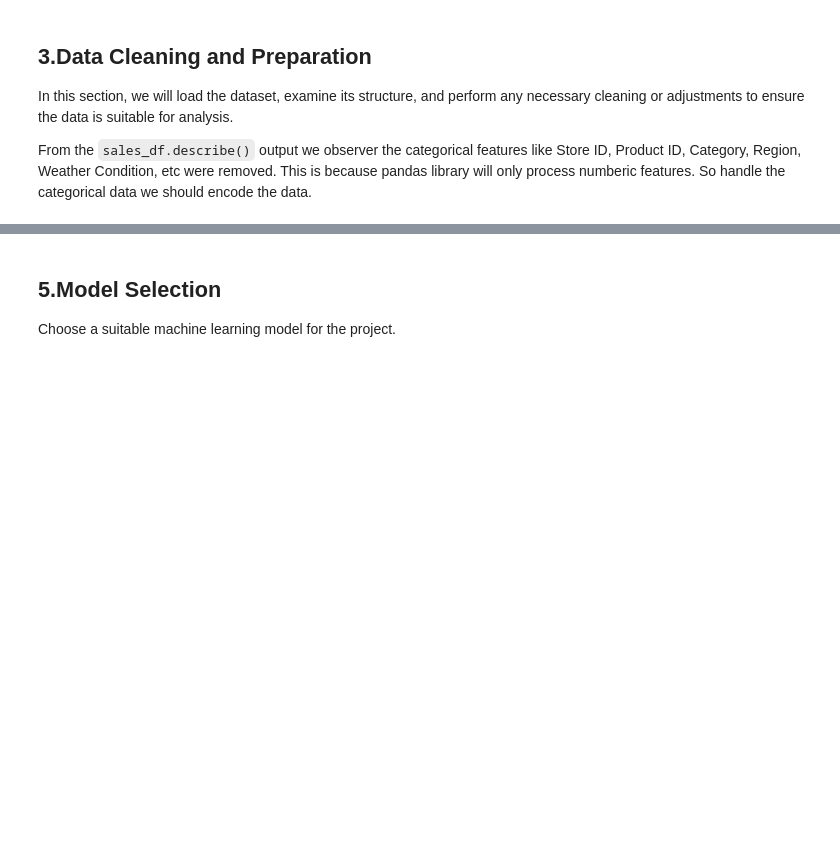
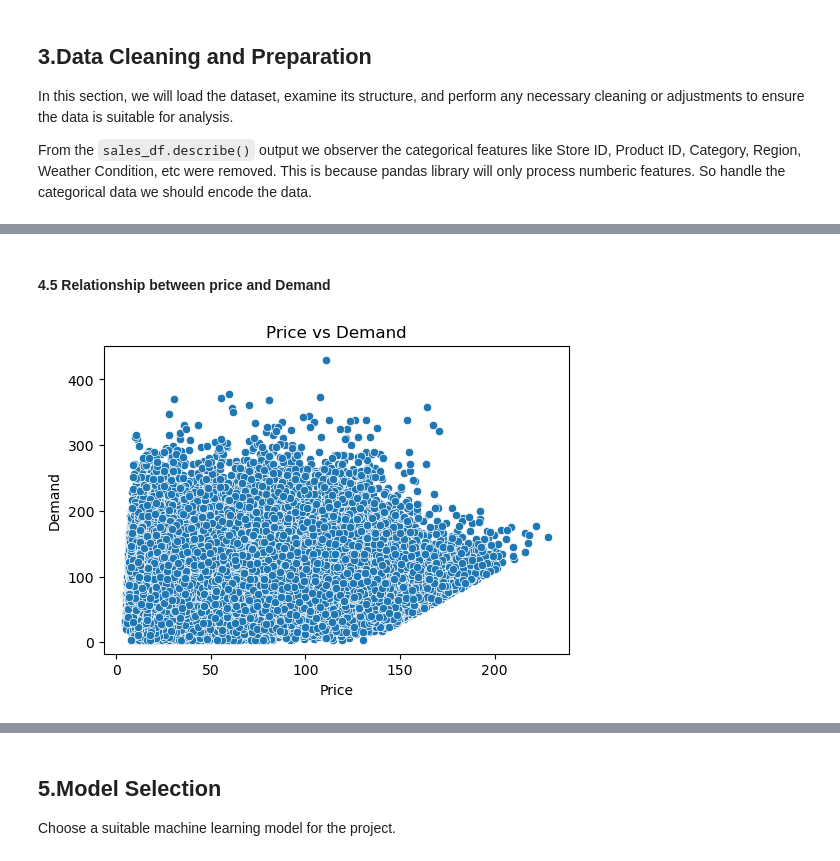
Before and after one commit to JagdishMane/aai-project, a Jupyter notebook: Retail_Inventory_Forcaste_J.ipynb, the cells around one changed output, grey strips where cells are left out. Drawn from its saved outputs; the diff is of its cells as text; code cells hidden in the pictures; blank space fills up the shorter version.

```diff
--- a/Retail_Inventory_Forcaste_J.ipynb
+++ b/Retail_Inventory_Forcaste_J.ipynb
@@ -76,0 +310,12 @@ Perform statistical analysis on the dataset.
+# %% [markdown]
+#### 4.5 Relationship between price and Demand
+# %%
+# Relationship between Price and Demand
+plt.figure(figsize=(6,4))
+sns.scatterplot(x='Price', y='Demand', data=sales_df)
+plt.title('Price vs Demand')
+plt.xlabel('Price')
+plt.ylabel('Demand')
+plt.show()
+# %% [output]
+[figure, added]
```
Also changed, not shown: parts of 36 cells of this notebook.
